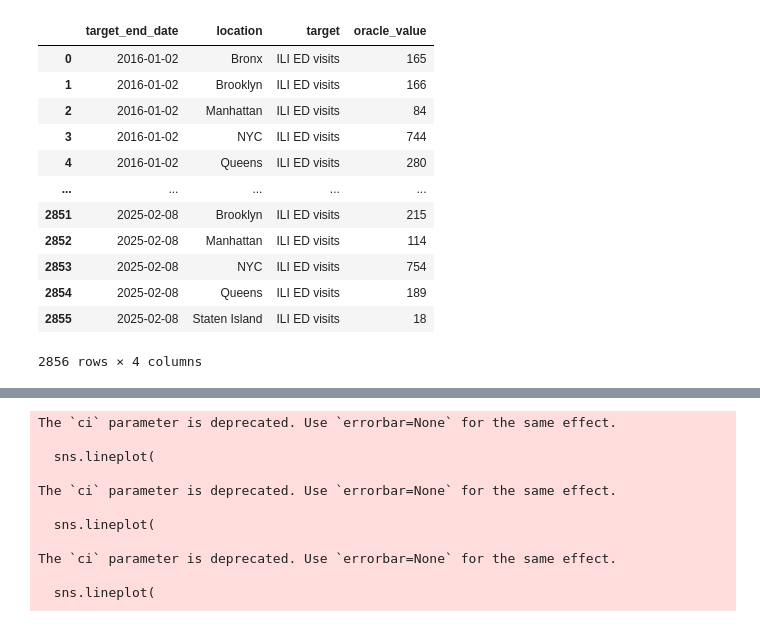
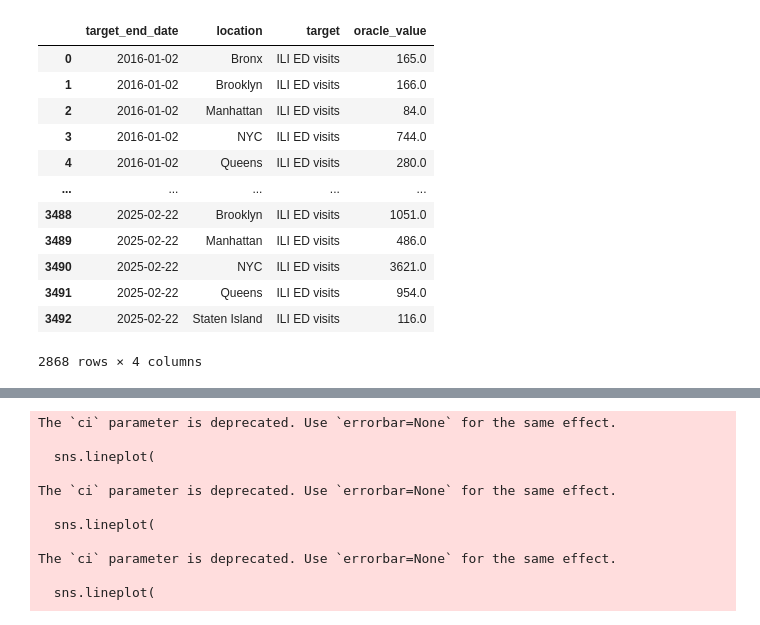
Before and after one commit to donga0223/City-Level-Forecasting, a Jupyter notebook: epiENGAGE-GBQR/code/GBM_ED_NYC.ipynb, the cells around one changed output, grey strips where cells are left out. Cells and saved outputs as stored; diff of their text form; code cells hidden in the pictures.

```diff
--- a/epiENGAGE-GBQR/code/GBM_ED_NYC.ipynb
+++ b/epiENGAGE-GBQR/code/GBM_ED_NYC.ipynb
@@ -54,23 +54,25 @@ import sys
 sys.path.append('/Users/dk29776/Dropbox/UTAustin/City-Level-Forecasting/GBM/code')
 import loader
 # %%
-dat = pd.read_csv('/Users/dk29776/Dropbox/UTAustin/flu-metrocast-local/target-data/oracle-output.csv')
+dat = pd.read_csv('https://raw.githubusercontent.com/reichlab/flu-metrocast/main/target-data/oracle-output.csv')
+dat = dat[dat["target"] == "ILI ED visits"]
+dat = dat[dat["location"] != "Unknown"]
 dat.target_end_date.max()
 dat
 # %% [output]
 |  | target_end_date | location | target | oracle_value |
-| 0 | 2016-01-02 | Bronx | ILI ED visits | 165 |
-| 1 | 2016-01-02 | Brooklyn | ILI ED visits | 166 |
-| 2 | 2016-01-02 | Manhattan | ILI ED visits | 84 |
-| 3 | 2016-01-02 | NYC | ILI ED visits | 744 |
-| 4 | 2016-01-02 | Queens | ILI ED visits | 280 |
+| 0 | 2016-01-02 | Bronx | ILI ED visits | 165.0 |
+| 1 | 2016-01-02 | Brooklyn | ILI ED visits | 166.0 |
+| 2 | 2016-01-02 | Manhattan | ILI ED visits | 84.0 |
+| 3 | 2016-01-02 | NYC | ILI ED visits | 744.0 |
+| 4 | 2016-01-02 | Queens | ILI ED visits | 280.0 |
 | ... | ... | ... | ... | ... |
-| 2851 | 2025-02-08 | Brooklyn | ILI ED visits | 215 |
-| 2852 | 2025-02-08 | Manhattan | ILI ED visits | 114 |
-| 2853 | 2025-02-08 | NYC | ILI ED visits | 754 |
-| 2854 | 2025-02-08 | Queens | ILI ED visits | 189 |
-| 2855 | 2025-02-08 | Staten Island | ILI ED visits | 18 |
+| 3488 | 2025-02-22 | Brooklyn | ILI ED visits | 1051.0 |
+| 3489 | 2025-02-22 | Manhattan | ILI ED visits | 486.0 |
+| 3490 | 2025-02-22 | NYC | ILI ED visits | 3621.0 |
+| 3491 | 2025-02-22 | Queens | ILI ED visits | 954.0 |
+| 3492 | 2025-02-22 | Staten Island | ILI ED visits | 116.0 |
-2856 rows × 4 columns
+2868 rows × 4 columns
 # %%
 nyc_population = pd.read_csv('/Users/dk29776/Dropbox/UTAustin/flu-metrocast/auxiliary-data/nyc_population.csv')
 nyc_population
```
Also changed, not shown: parts of 27 cells of this notebook, 1 other file.
